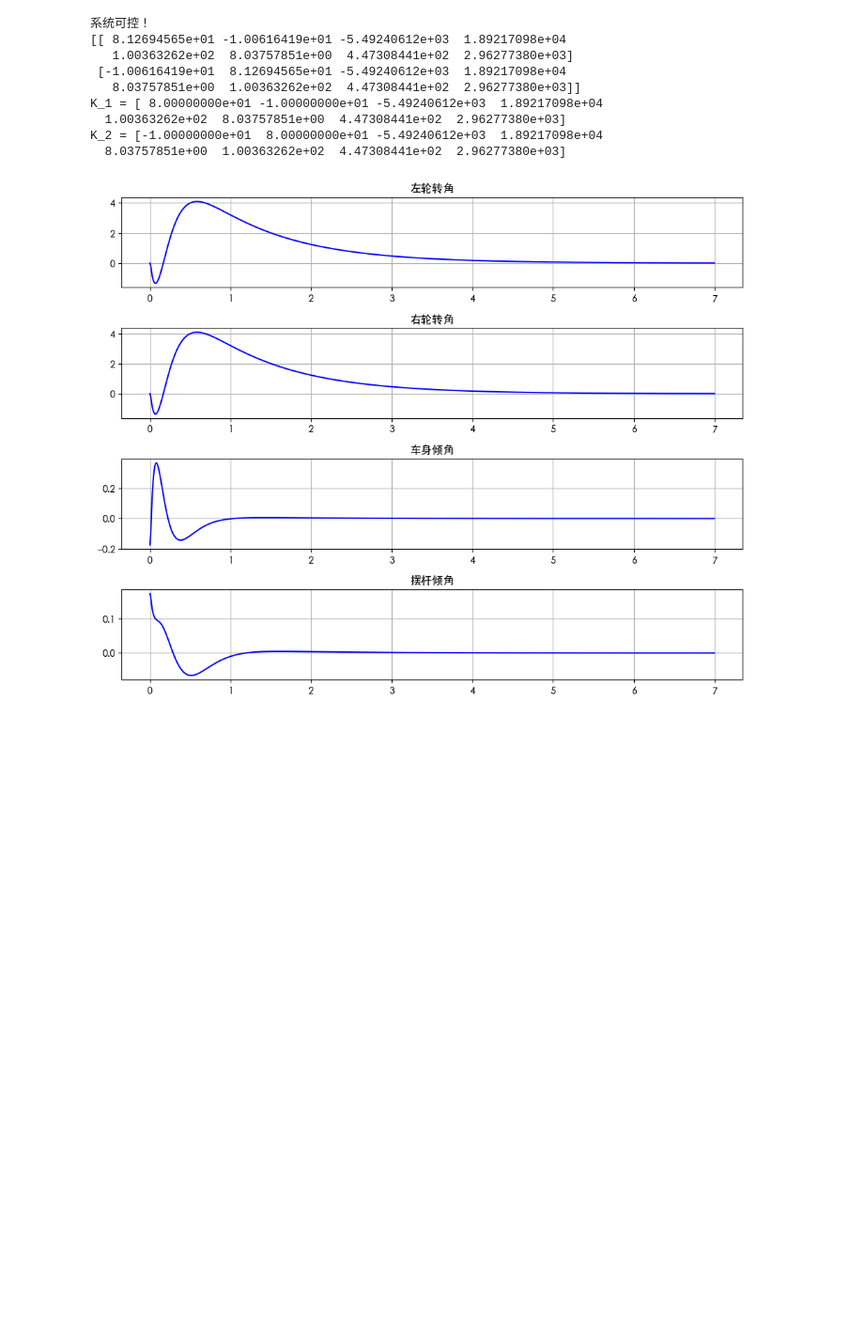
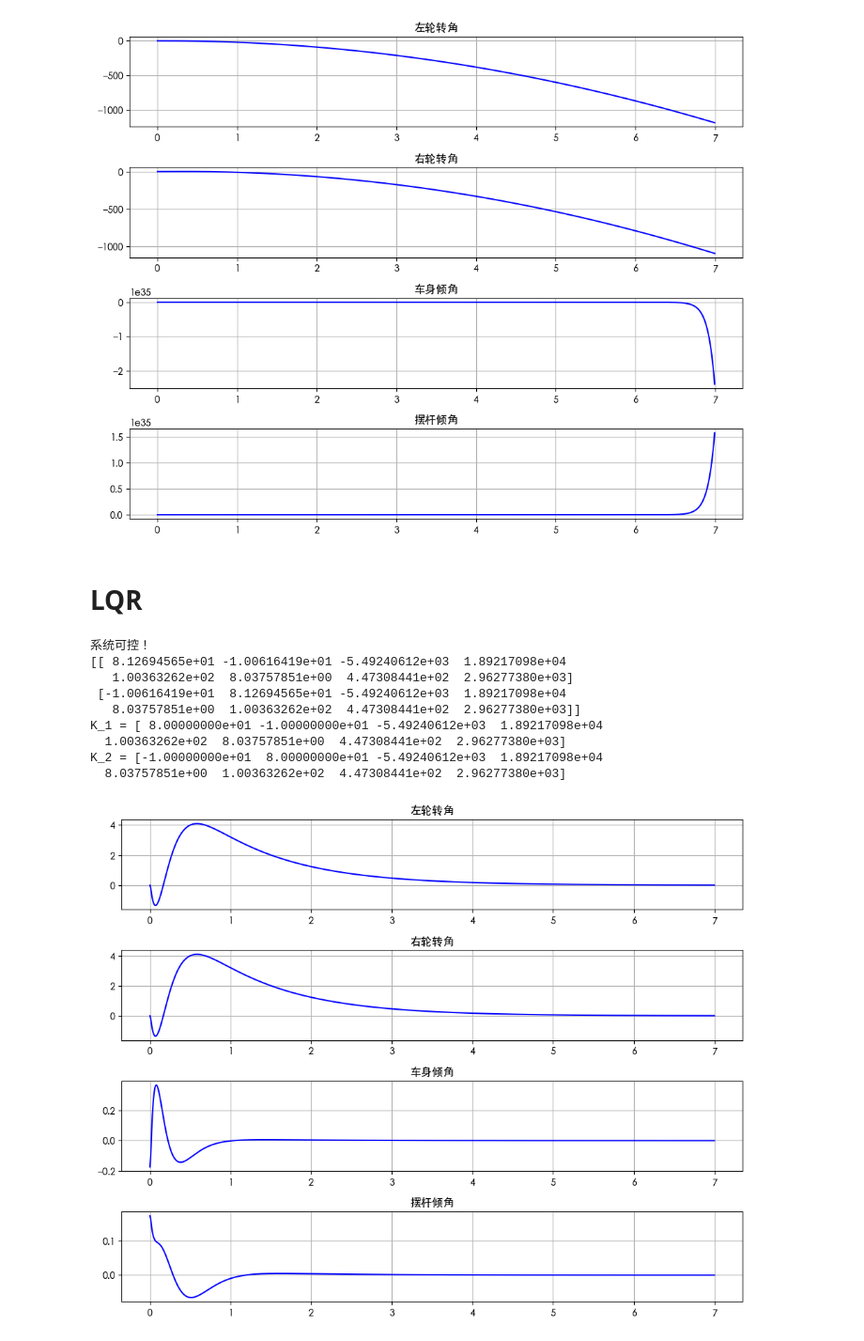
Before and after one commit to 3BPM/ReinforceLearningCartpolehw, a Jupyter notebook: test.ipynb, the cells around one changed output. Shown: that part at 94% size. Saved outputs shown, nothing was run; the diff lists cells and outputs as text; code cells hidden in the pictures; blank space fills up the shorter version.

```diff
--- a/test.ipynb
+++ b/test.ipynb
@@ -37,3 +40,34 @@ plot_system_response(states,np.arange(0,T,Ts))
+# %%
+from env import BalancingCartEnv
+from dqn_agent import DQNAgent
+import os
+import time
+from configs import HIDDEN_SIZE,PATH
+from vis import plot_training_results
+env = BalancingCartEnv(render_mode=None)
+agent = DQNAgent(env, hidden_size=HIDDEN_SIZE)
+model_path = PATH
+agent.load(model_path)
+#test_env = BalancingCartEnv(render_mode='human')
+state, _ = env.reset(state=np.array([0, 0, -0.1745, 0.1745, 0, 0, 0, 0]))
+
+T = 7  # 仿真秒数
+Ts = env.Ts
+steps = int(T / Ts)
+states = np.zeros((steps, 8))
+
+
+for i in range(steps):
+    action = agent.act(state)
+    continuous_action = agent.get_continuous_action(action)
+
+    state, reward, terminated, truncated, _ = env.step(continuous_action)
+    states[i, :] = state
+plot_system_response(states,np.arange(0,T,Ts))
+# %% [output]
+[figure, added]
+# %% [markdown]
+# LQR
 # %%
 import numpy as np
 import matplotlib
```
Also changed, not shown: parts of 3 cells of this notebook, 1 other file.
